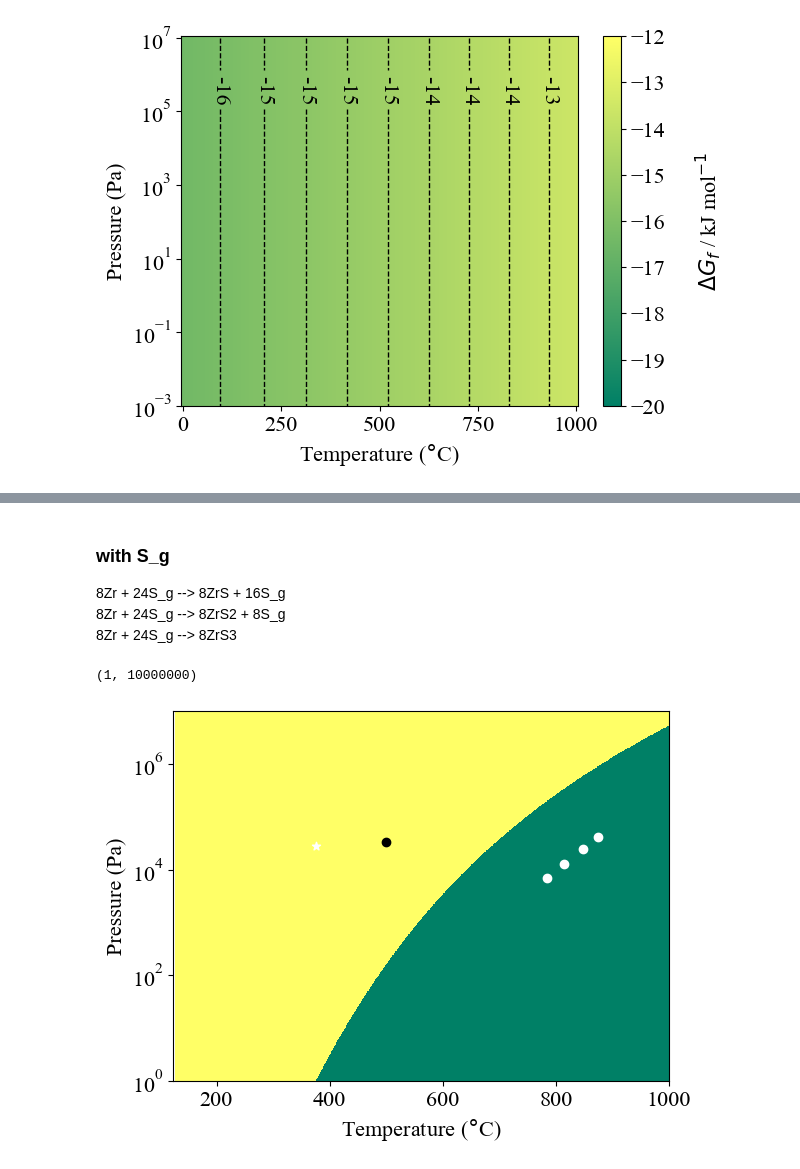
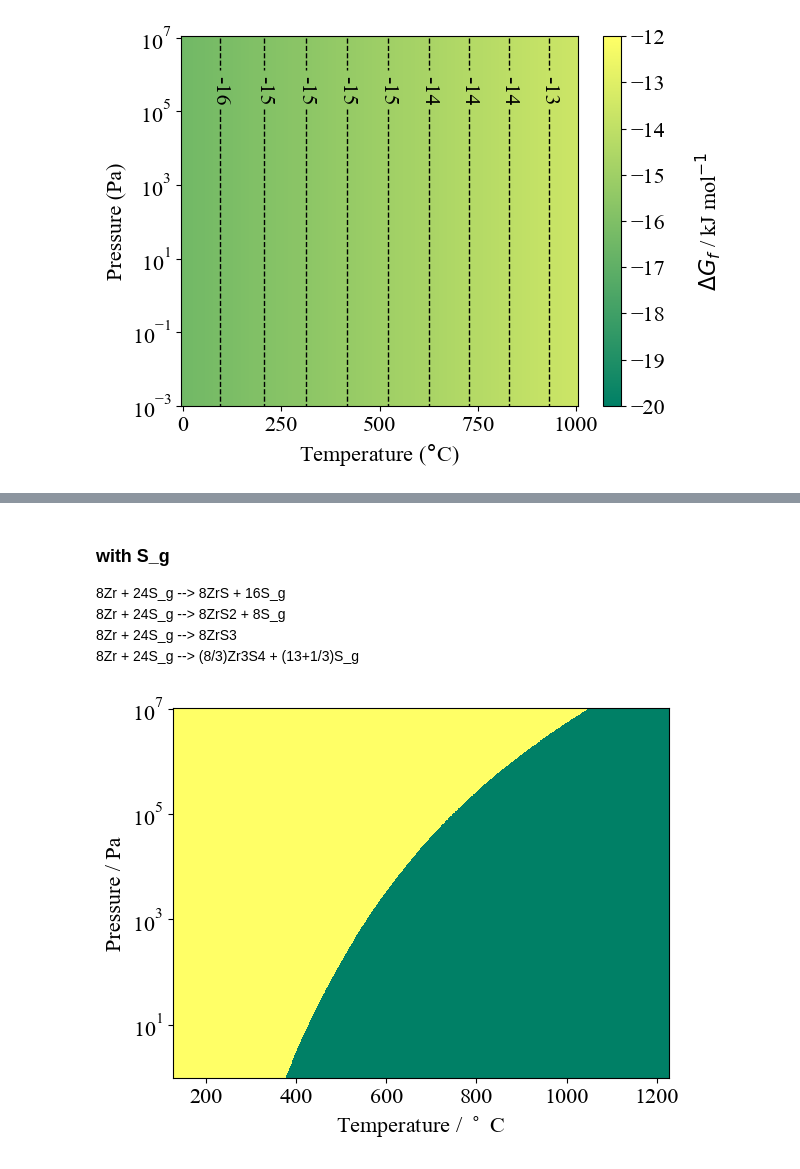
Before and after one commit to NU-CEM/2023_BaZrS3_Thermodynamic_Model, a Jupyter notebook: thermodynamic_analysis.ipynb, the cells around one changed output, grey strips where cells are left out. Cells and saved outputs as stored; diff of their text form; code cells hidden in the pictures.

```diff
--- a/thermodynamic_analysis.ipynb
+++ b/thermodynamic_analysis.ipynb
@@ -535,20 +465,13 @@ plt.contour(T-273,P.flatten(),S8_mu.potential <= S2_mu.potential*4, levels=[.5])
 8Zr + 24S_g --> 8ZrS + 16S_g
 8Zr + 24S_g --> 8ZrS2 + 8S_g
 8Zr + 24S_g --> 8ZrS3
+8Zr + 24S_g --> (8/3)Zr3S4 + (13+1/3)S_g
 # %%
 ZrS_reaction = reactions.Reaction({Zr:8,S_g:24},{ZrS_P4:8,S_g:16},temperature=T,pressure=P,fu=8)
 ZrS2_reaction = reactions.Reaction({Zr:8,S_g:24},{ZrS2:8,S_g:8},temperature=T,pressure=P,fu=8)
 ZrS3_reaction = reactions.Reaction({Zr:8,S_g:24},{ZrS3_P2:8},temperature=T,pressure=P,fu=8)
-#ZrS_reaction.Dmu(xc='scan').plot_TvsP(scale_range=[-4,-1],precision="%.2f")
-#ZrS2_reaction.Dmu(xc='scan').plot_TvsP(scale_range=[-5,-3],precision="%.2f")
-#ZrS3_reaction.Dmu(xc='scan').plot_TvsP(scale_range=[-5,-3],precision="%.2f")
-ZrS_system = potentials.Potentials(ZrS_reaction.Dmu(xc='scan'),ZrS2_reaction.Dmu(xc='scan'),ZrS3_reaction.Dmu(xc='scan'))
-plt = ZrS_system.plot_TvsP(material_labels=["ZrS","ZrS2","ZrS3"],T_units="C",melting_point=True)
-plt.scatter([785,814,847,874],[7E3,1.3E4,2.4E4,4.1E4],color='w',zorder=34)
-plt.scatter(500,0.33E5,color='black',zorder=43)
-plt.scatter(x=375,y=0.28*10**5,zorder=23,color='white',marker='*')
-plt.xlim(123,1000)
-plt.ylim(10**0,10**7)
+Zr3S4_reaction = reactions.Reaction({Zr:8,S_g:24},{Zr3S4:8/3, S_g:13+1/3},temperature=T,pressure=P,fu=8)
+ZrS_system = potentials.Potentials(Zr3S4_reaction.Dmu(xc='scan'),ZrS_reaction.Dmu(xc='scan'),ZrS2_reaction.Dmu(xc='scan'),ZrS3_reaction.Dmu(xc='scan'))
+plt = ZrS_system.plot_TvsP(material_labels=["ZrS","ZrS2","ZrS3"],T_units="C")
 # %% [output]
-(1, 10000000)
-[figure, old version]
+[figure, new version]
```
Also changed, not shown: parts of 50 cells of this notebook.
